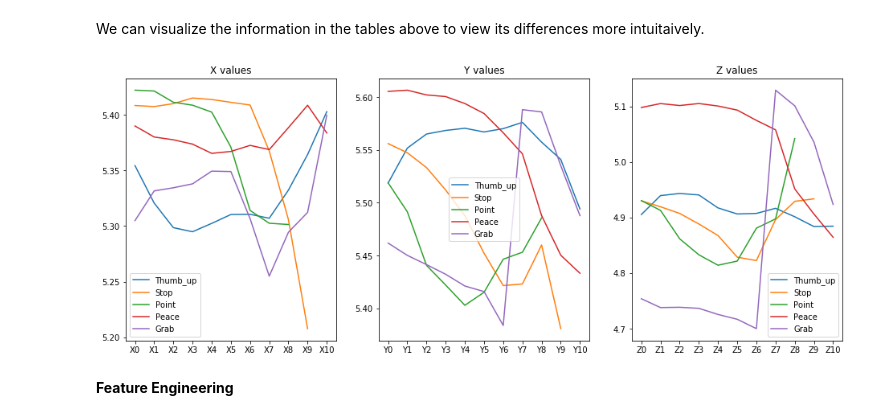
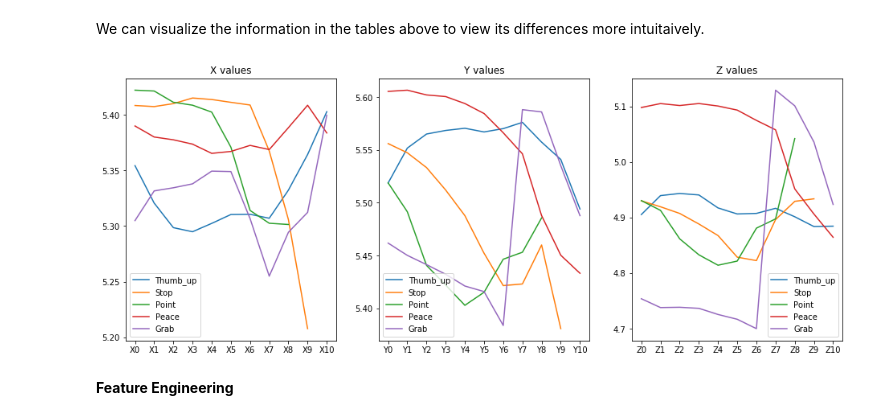
Before and after one commit to alp11017/portfolio_projects, a Jupyter notebook: classifying_hand_gestures.ipynb, the cells around one changed output. Saved outputs shown, nothing was run; the diff lists cells and outputs as text; code cells hidden in the pictures.

```diff
--- a/classifying_hand_gestures.ipynb
+++ b/classifying_hand_gestures.ipynb
@@ -338,24 +338,24 @@ We can visualize the information in the tables above to view its differences mor
 # %%
 plt.figure(figsize=(16,6))
 
 plt.subplot(1,3,1)
 plt.plot(x_df)
 plt.title('X values')
 plt.legend(name_list)
 
 plt.subplot(1,3,2)
 plt.plot(y_df)
 plt.title('Y values')
-plt.legend(name_list)
+plt.legend(name_list, loc=3)
 
 plt.subplot(1,3,3)
 plt.plot(z_df)
 plt.title('Z values')
 plt.legend(name_list)
 
 plt.show()
 # %% [output]
-[figure, old version]
+[figure, new version]
 # %% [markdown]
 **Feature Engineering**
 # %% [markdown]
```
Also changed, not shown: parts of 25 cells of this notebook.
